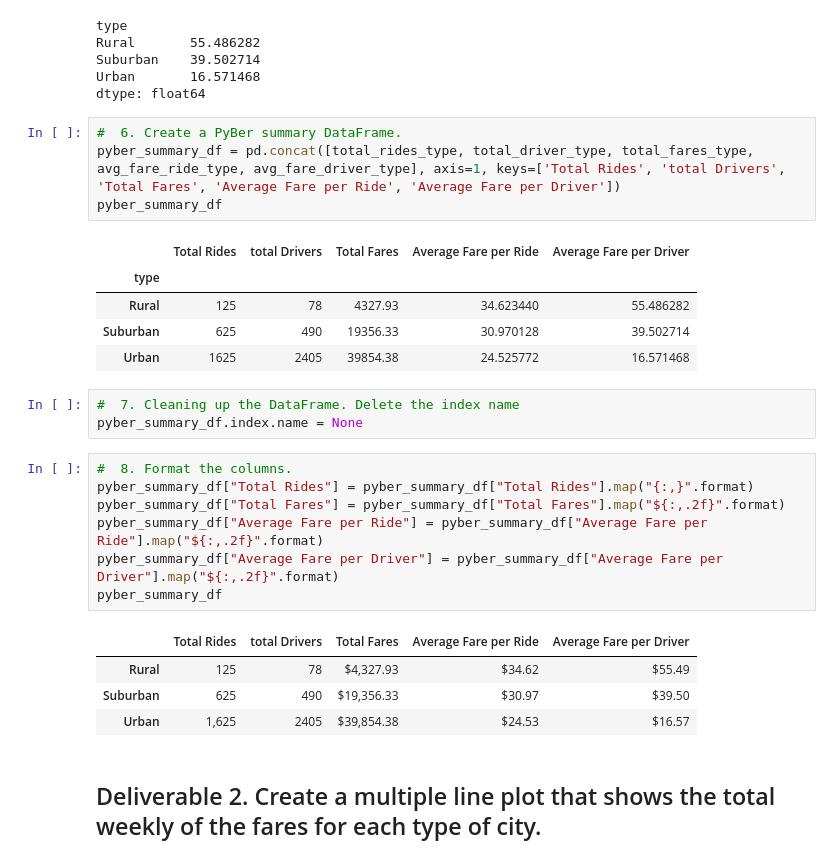
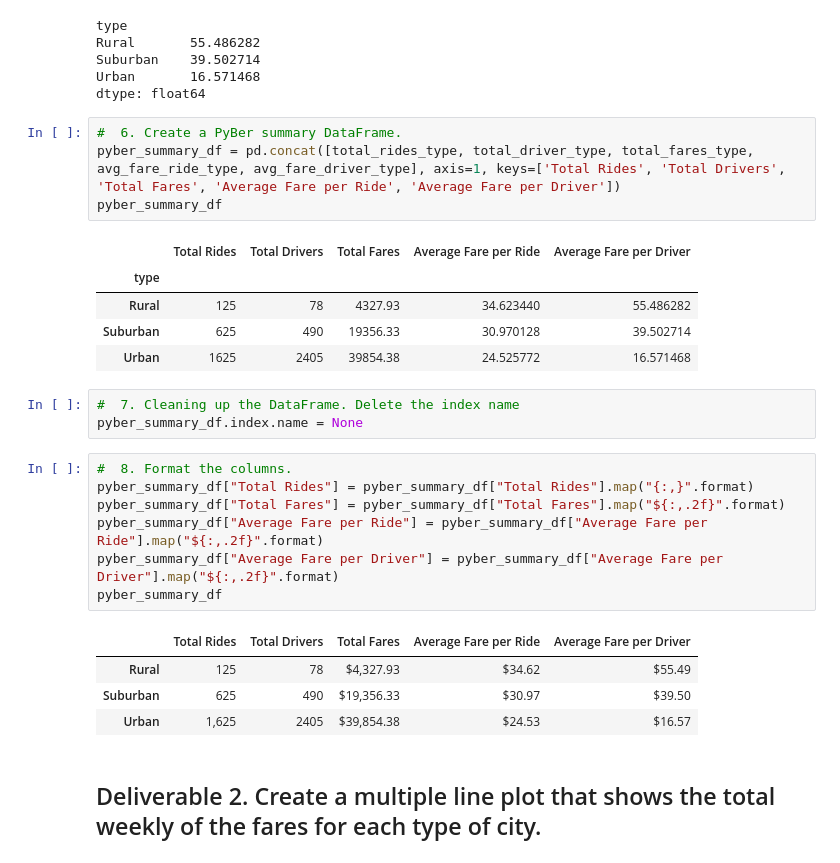
Before and after one commit to PCE1968/PyBer_Analysis, a Jupyter notebook: PyBer_Challenge.ipynb, the cells around one changed output. Saved outputs shown, nothing was run; the diff lists cells and outputs as text.

Commit message:
fixed typo in summary header

```diff
--- a/PyBer_Challenge.ipynb
+++ b/PyBer_Challenge.ipynb
@@ -93,10 +93,10 @@ Urban       16.571468
 dtype: float64
 # %%
 #  6. Create a PyBer summary DataFrame.
-pyber_summary_df = pd.concat([total_rides_type, total_driver_type, total_fares_type, avg_fare_ride_type, avg_fare_driver_type], axis=1, keys=['Total Rides', 'total Drivers', 'Total Fares', 'Average Fare per Ride', 'Average Fare per Driver'])
+pyber_summary_df = pd.concat([total_rides_type, total_driver_type, total_fares_type, avg_fare_ride_type, avg_fare_driver_type], axis=1, keys=['Total Rides', 'Total Drivers', 'Total Fares', 'Average Fare per Ride', 'Average Fare per Driver'])
 pyber_summary_df
 # %% [output]
-|  | Total Rides | total Drivers | Total Fares | Average Fare per Ride | Average Fare per Driver |
+|  | Total Rides | Total Drivers | Total Fares | Average Fare per Ride | Average Fare per Driver |
 | type |  |  |  |  |  |
 | Rural | 125 | 78 | 4327.93 | 34.623440 | 55.486282 |
 | Suburban | 625 | 490 | 19356.33 | 30.970128 | 39.502714 |
@@ -112,7 +112,7 @@ pyber_summary_df["Average Fare per Ride"] = pyber_summary_df["Average Fare per R
 pyber_summary_df["Average Fare per Driver"] = pyber_summary_df["Average Fare per Driver"].map("${:,.2f}".format)
 pyber_summary_df
 # %% [output]
-|  | Total Rides | total Drivers | Total Fares | Average Fare per Ride | Average Fare per Driver |
+|  | Total Rides | Total Drivers | Total Fares | Average Fare per Ride | Average Fare per Driver |
 | Rural | 125 | 78 | $4,327.93 | $34.62 | $55.49 |
 | Suburban | 625 | 490 | $19,356.33 | $30.97 | $39.50 |
 | Urban | 1,625 | 2405 | $39,854.38 | $24.53 | $16.57 |
```
Also changed, not shown: parts of 1 cell of this notebook, 2 other files.
